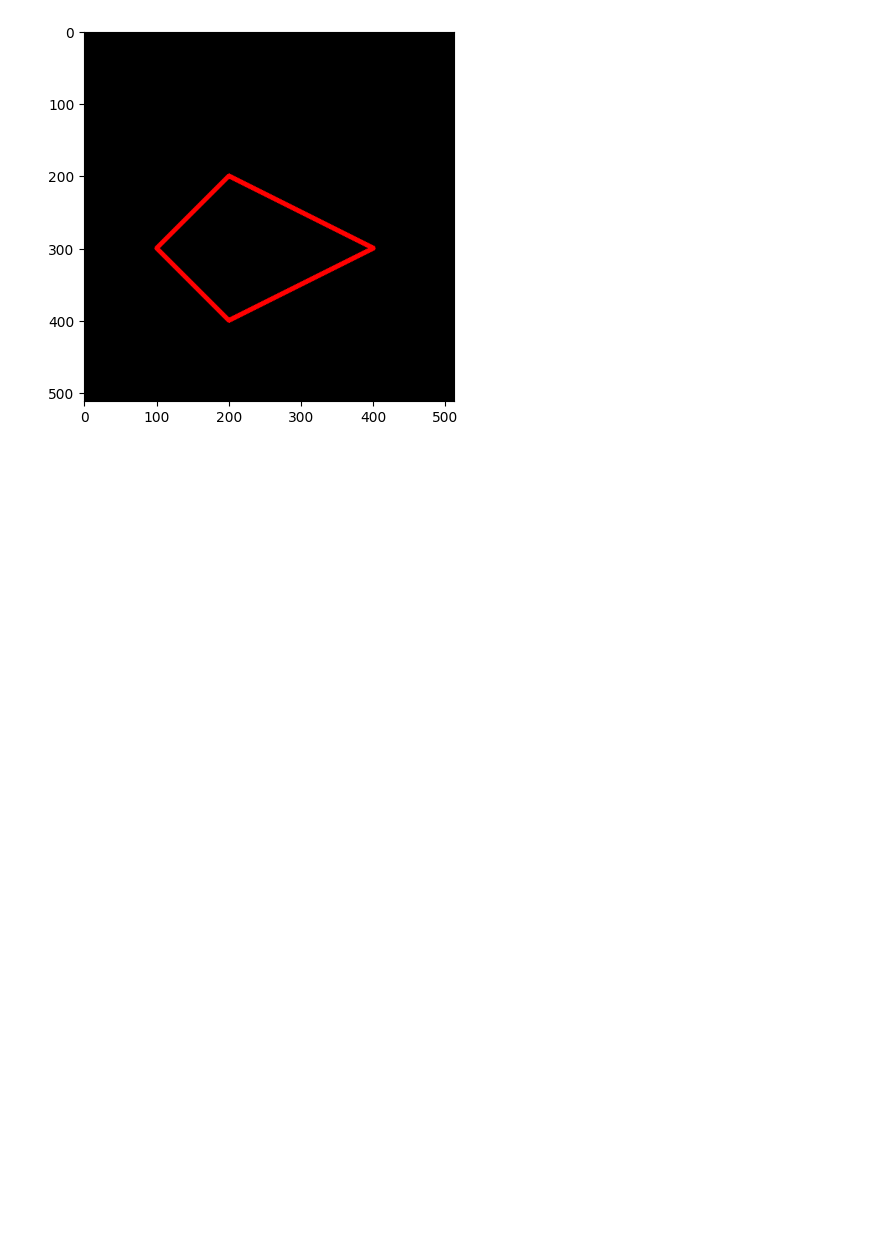
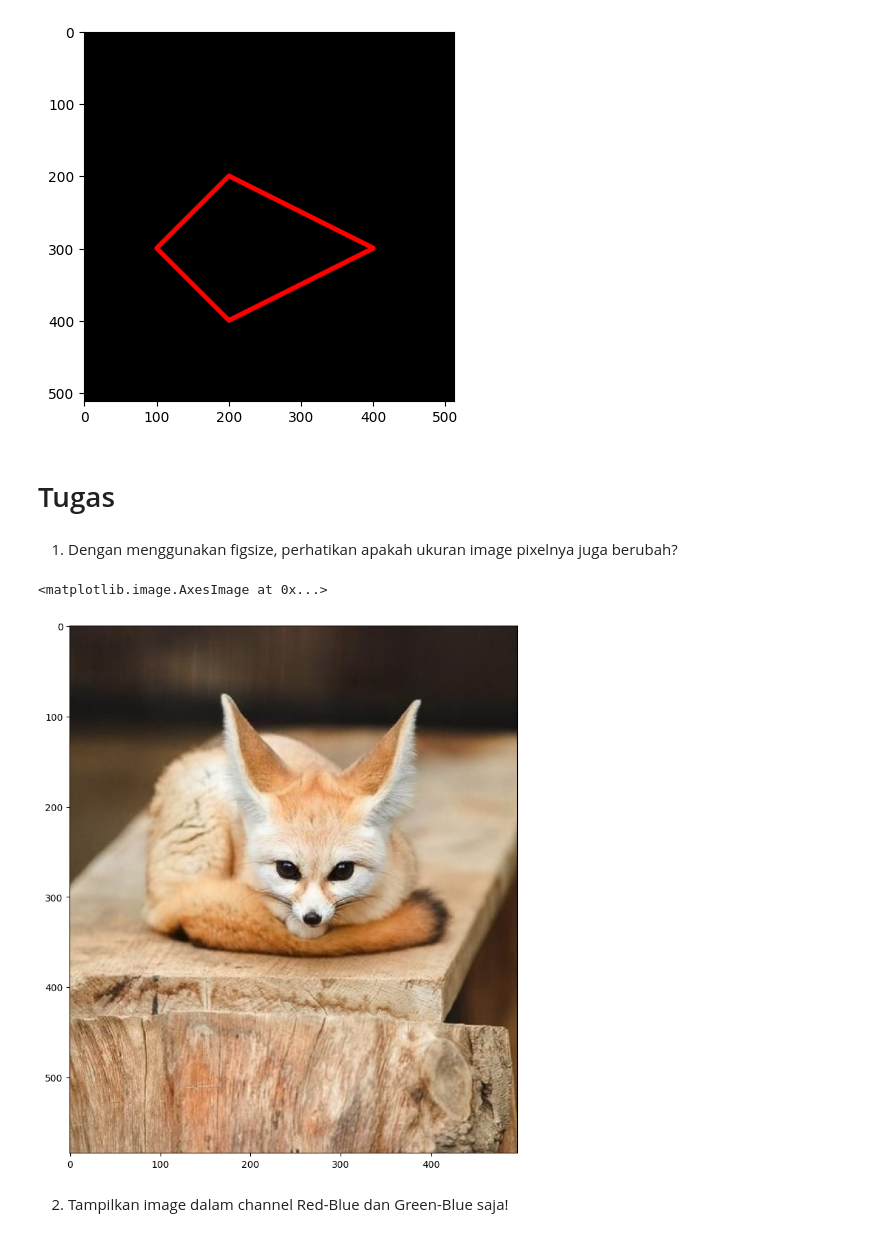
Before and after one commit to Alhamdanaaa/PCVK_Ganjil_24-25, a Jupyter notebook: week_2.ipynb, the cells around one changed output. Drawn from its saved outputs; the diff is of its cells as text; code cells hidden in the pictures; blank space fills up the shorter version.

```diff
--- a/week_2.ipynb
+++ b/week_2.ipynb
@@ -120,3 +120,19 @@ plt.imshow(black_img2)
 # %% [output]
 <matplotlib.image.AxesImage at 0x...>
 [figure]
+# %% [markdown]
+# Tugas
+# %% [markdown]
+1. Dengan menggunakan figsize, perhatikan apakah ukuran image pixelnya juga
+berubah?
+# %%
+image = cv.imread('/content/drive/MyDrive/PCVK/fox.jpg')
+imgTugas = cv.cvtColor(image,cv.COLOR_BGR2RGB)
+fig = plt.figure(figsize=(10,10))
+ax=fig.add_subplot(111)
+ax.imshow(imgTugas)
+# %% [output]
+<matplotlib.image.AxesImage at 0x...>
+[figure, added]
+# %% [markdown]
+2. Tampilkan image dalam channel Red-Blue dan Green-Blue saja!
```
Also changed, not shown: parts of 4 cells of this notebook.
